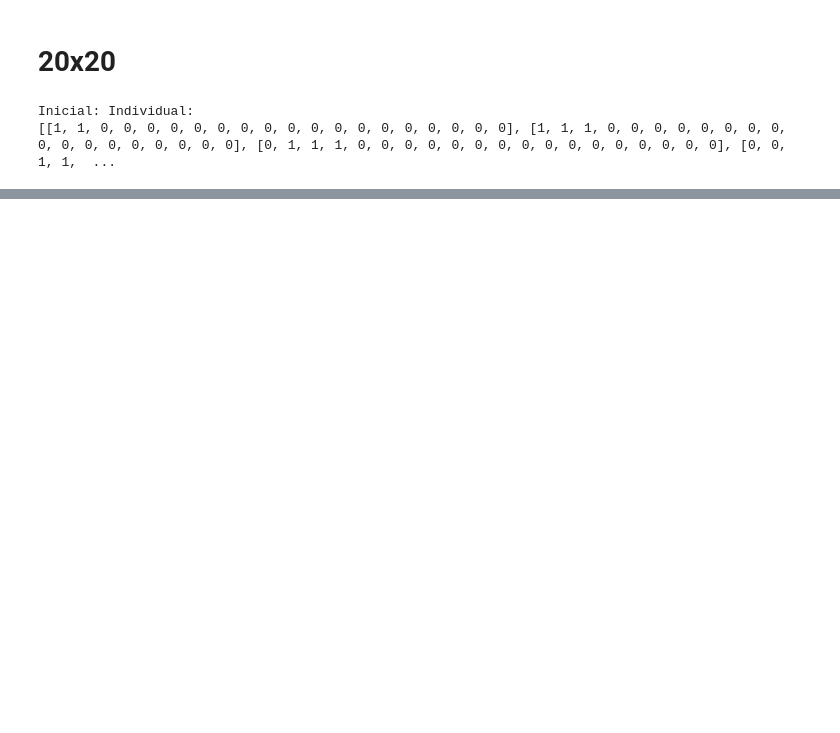
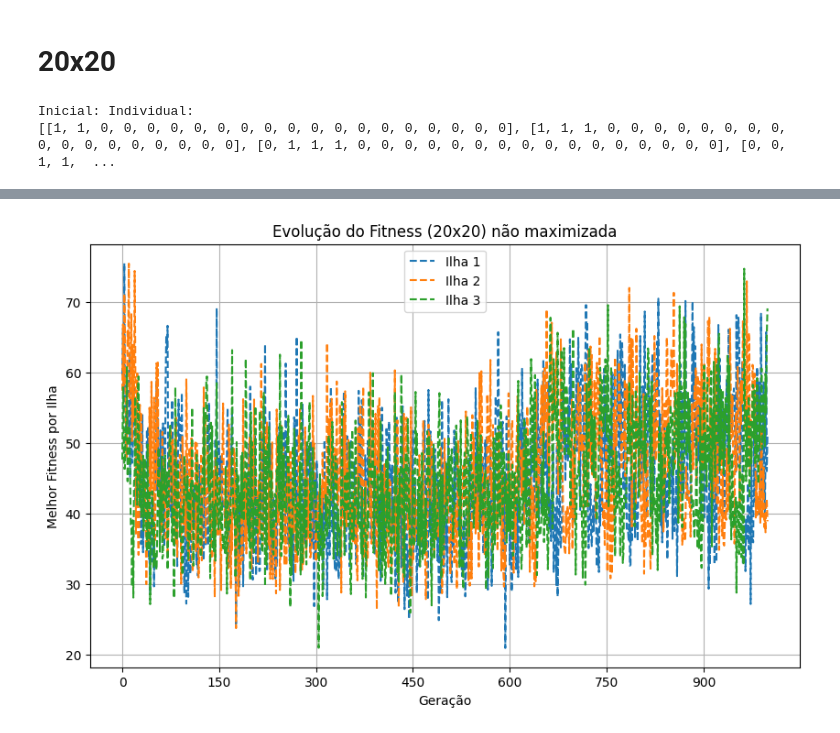
Before and after one commit to Pedro-IFC/NetBalancePython, a Jupyter notebook: NotebookModel.ipynb, the cells around one changed output, grey strips where cells are left out. Drawn from its saved outputs; the diff is of its cells as text; code cells hidden in the pictures; blank space fills up the shorter version.

```diff
--- a/NotebookModel.ipynb
+++ b/NotebookModel.ipynb
@@ -517,0 +671,23 @@ plt.show()
+# %%
+best_island, history_island = run_ag_island(
+    initial_positions,
+    min_matrix,
+    max_matrix,
+    b,
+    NUM_ISLAND,
+    MIGRATION_INT,
+    MIGRATION_SIZE,
+)
+try:
+    A = np.array(best_island._initialize_graph())
+    b_np = np.array(b)
+    solution = np.linalg.solve(A, b_np)
+    print("Solução:")
+    for s in solution:
+        print(f"== {s}")
+except np.linalg.LinAlgError as e:
+    print("Erro ao resolver:", e)
+print("Fitness Inicial:", best_island.fitness())
+print("Melhor indivíduo com estratégia de ilhas:")
+print(best_island)
+print("Fitness Final:", best_island.fitness())
@@ -517,0 +712,18 @@ plt.show()
+# %%
+plt.figure(figsize=(10, 6))
+for idx, history in enumerate(history_island):
+    plt.plot(
+        range(len(history)),
+        history,
+        linestyle='--',
+        label=f'Ilha {idx + 1}'
+    )
+plt.title('Evolução do Fitness (20x20) não maximizada')
+plt.xlabel('Geração')
+plt.ylabel('Melhor Fitness por Ilha')
+plt.gca().xaxis.set_major_locator(MaxNLocator(integer=True))
+plt.legend()
+plt.grid(True)
+plt.show()
+# %% [output]
+[figure, added]
```
Also changed, not shown: parts of 16 cells of this notebook, 1 other file.
